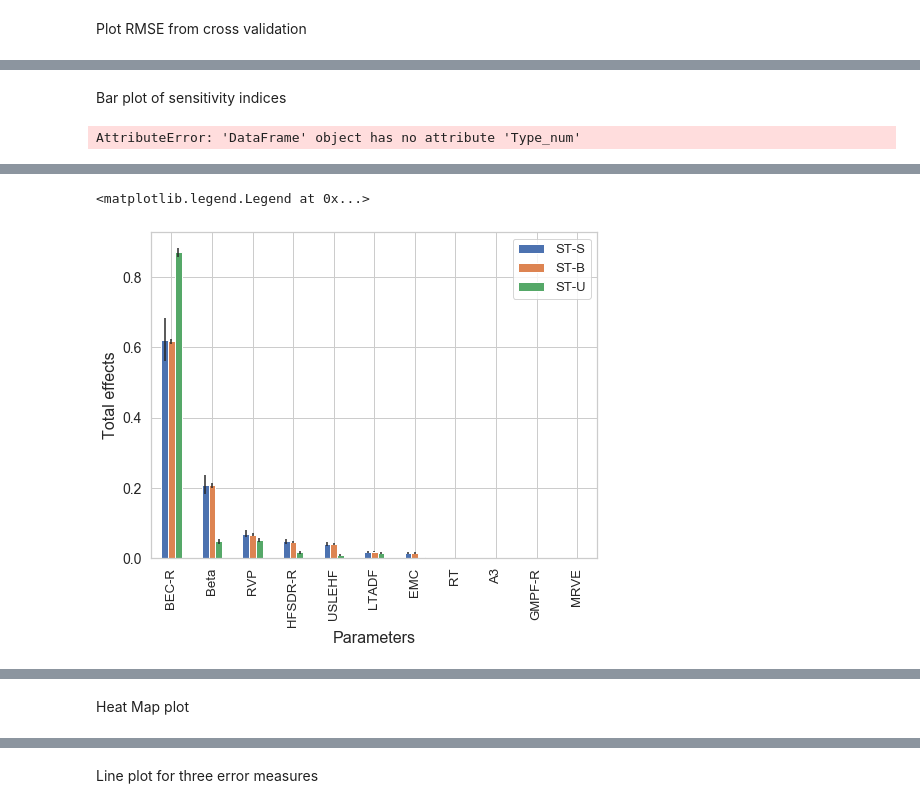
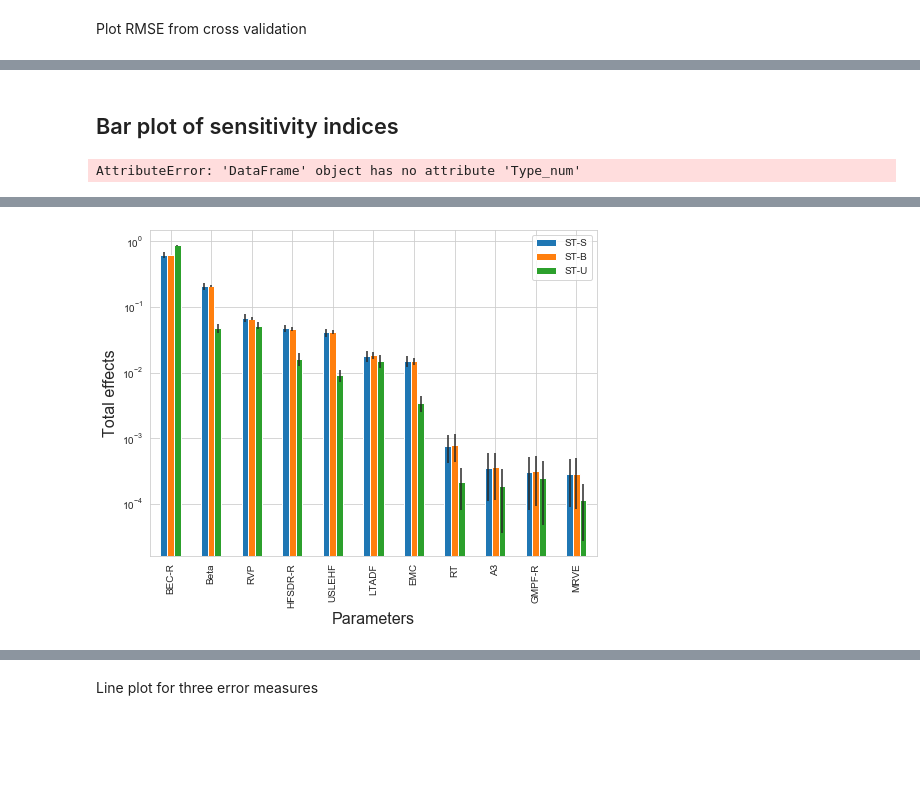
Before and after one commit to QianWanghhu/factor_fixing, a Jupyter notebook: qian_dev/visualization.ipynb, the cells around one changed output, grey strips where cells are left out. Drawn from its saved outputs; the diff is of its cells as text; code cells hidden in the pictures; blank space fills up the shorter version.

```diff
--- a/qian_dev/visualization.ipynb
+++ b/qian_dev/visualization.ipynb
@@ -16,4 +16,7 @@ Plot RMSE from cross validation
 %load_ext autoreload
 %autoreload 2
 from basic.plot import plot_error_cv
+
+plt.rcParams["text.usetex"] = False
+sns.set_style('darkgrid')
 # %%
@@ -109,5 +97,5 @@ errors_cv.loc[:, 'nsample_312'].hist()
 # %% [markdown]
-Bar plot of sensitivity indices
+## Bar plot of sensitivity indices
 # %%
 # sensitivity plot
 filepath = '../output/paper/'
@@ -163,27 +151,26 @@ df_plot
 # %%
 # plot sensitivity for PCE with 11 parameters of Beta, Uniform dists
 filepath = '../output/paper0915/'
 df_plot = pd.read_csv(f'{filepath}sa_fig2.csv', index_col= 'Unnamed: 0')
 cols = df_plot.columns
 legend = ['ST', 'ST_Beta', 'ST_Uniform']
 legend_low = [lab+'_conf_lower' for lab in legend]
 legend_up = [lab+'_conf_upper' for lab in legend]
 for lab in legend:
     df_plot.loc[:, f'{lab}_conf_lower'] = df_plot.loc[:, lab] - df_plot.loc[:, f'{lab}_conf_lower']
     df_plot.loc[:, f'{lab}_conf_upper'] = df_plot.loc[:, f'{lab}_conf_upper'] - df_plot.loc[:, lab]
 
 sns.set_style('whitegrid')
 ax = df_plot.plot(x='short_name', y=legend, kind='bar', figsize=(8,6),
                 yerr=df_plot.loc[:, [*legend_low, *legend_up]].T.values,
-                legend=True, logy=False, xticks=np.arange(df_plot.shape[0]))
+                legend=True, logy=True, xticks=np.arange(df_plot.shape[0]))
 ax.set_ylabel('Total effects', fontsize=16);
 ax.set_xlabel('Parameters', fontsize=16);
 ax.set_xticklabels(df_plot.short_name.values, rotation=90);
 ax.legend(['ST-S', 'ST-B', 'ST-U'])
-# plt.savefig(f'{filepath}figure/Figure5-bar.png', format='png', dpi=300, bbox_inches='tight')
+plt.savefig(f'{filepath}figure/Figure5-log-bar.png', format='png', dpi=300, bbox_inches='tight')
 # %% [output]
-<matplotlib.legend.Legend at 0x...>
-[figure, old version]
+[figure, new version]
 # %%
 df_plot
 # %% [output]
@@ -199,5 +186,3 @@ df_plot
 | 5 | A3 | 0.000307 | 0.000213 | 0.000504 | 0.000292 | 0.000190 | 0.000387 | ... |
 | 9 | Gully_Management_Practice_Factor | 0.000303 | 0.000217 | 0.000443 | 0.000305 | 0.000212 | 0.000390 | ... |
 | 10 | maxRiparianVegEffectiveness | 0.000225 | 0.000162 | 0.000413 | 0.000221 | 0.000150 | 0.000389 | ... |
-# %% [markdown]
-Heat Map plot
```
Also changed, not shown: parts of 17 cells of this notebook.
